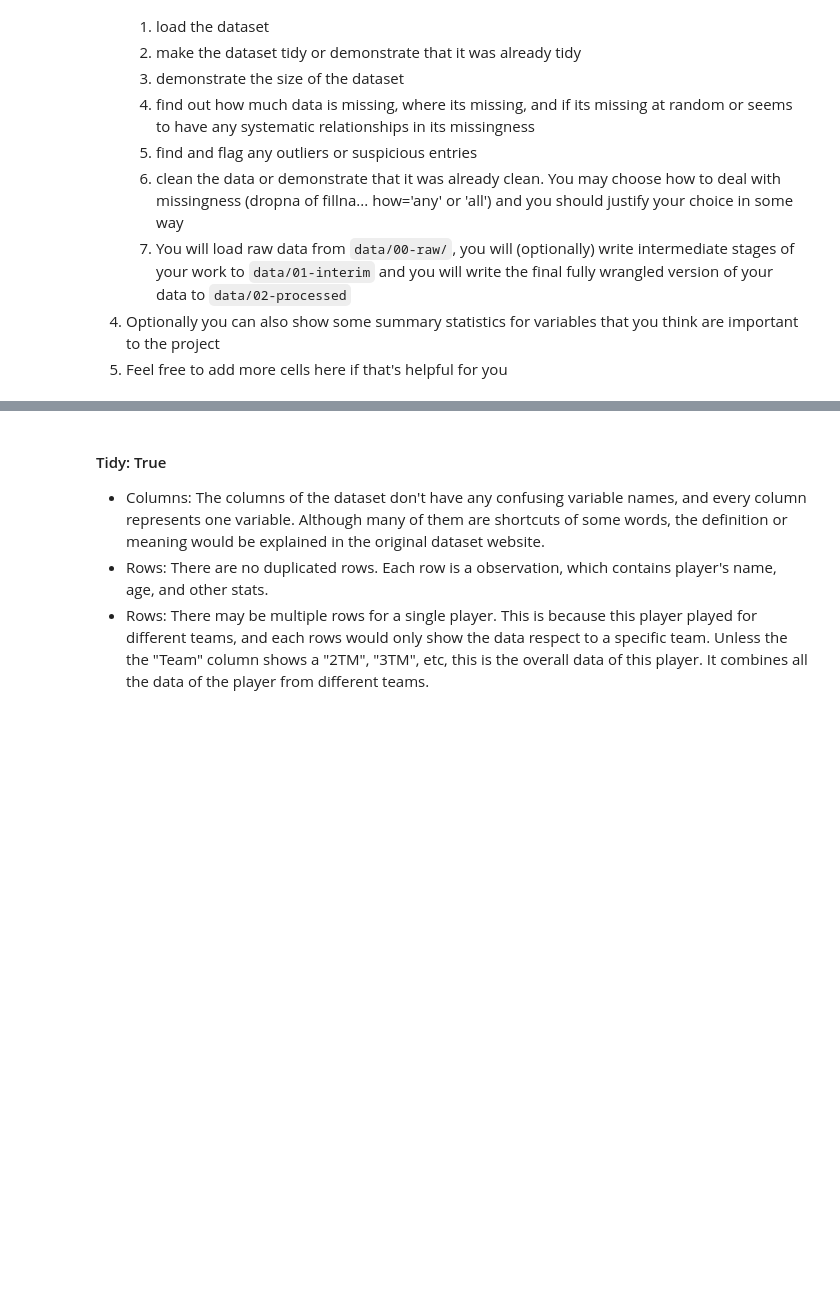
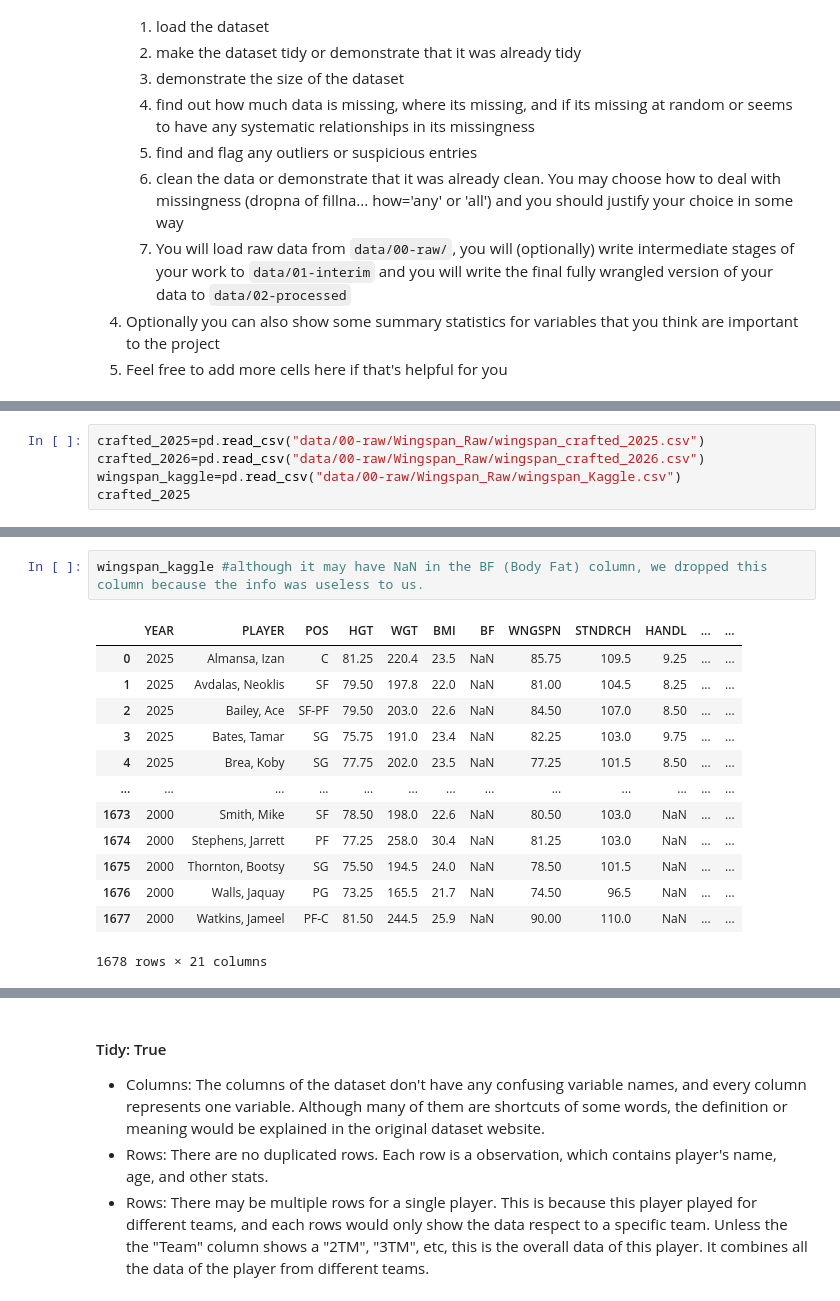
Before and after one commit to COGS108/Group135_WI26, a Jupyter notebook: 01-DataCheckpoint.ipynb, the cells around one changed output, grey strips where cells are left out. Saved outputs shown, nothing was run; the diff lists cells and outputs as text; blank space fills up the shorter version.

```diff
--- a/01-DataCheckpoint.ipynb
+++ b/01-DataCheckpoint.ipynb
@@ -150,0 +275,5 @@ Please note that you can always keep adding more datasets in the future if these
+# %%
+crafted_2025=pd.read_csv("data/00-raw/Wingspan_Raw/wingspan_crafted_2025.csv")
+crafted_2026=pd.read_csv("data/00-raw/Wingspan_Raw/wingspan_crafted_2026.csv")
+wingspan_kaggle=pd.read_csv("data/00-raw/Wingspan_Raw/wingspan_Kaggle.csv")
+crafted_2025
@@ -150,0 +310,16 @@ Please note that you can always keep adding more datasets in the future if these
+# %%
+wingspan_kaggle #although it may have NaN in the BF (Body Fat) column, we dropped this column because the info was useless to us.
+# %% [output]
+|  | YEAR | PLAYER | POS | HGT | WGT | BMI | BF | WNGSPN | STNDRCH | HANDL | ... | ... |
+| 0 | 2025 | Almansa, Izan | C | 81.25 | 220.4 | 23.5 | NaN | 85.75 | 109.5 | 9.25 | ... | ... |
+| 1 | 2025 | Avdalas, Neoklis | SF | 79.50 | 197.8 | 22.0 | NaN | 81.00 | 104.5 | 8.25 | ... | ... |
+| 2 | 2025 | Bailey, Ace | SF-PF | 79.50 | 203.0 | 22.6 | NaN | 84.50 | 107.0 | 8.50 | ... | ... |
+| 3 | 2025 | Bates, Tamar | SG | 75.75 | 191.0 | 23.4 | NaN | 82.25 | 103.0 | 9.75 | ... | ... |
+| 4 | 2025 | Brea, Koby | SG | 77.75 | 202.0 | 23.5 | NaN | 77.25 | 101.5 | 8.50 | ... | ... |
+| ... | ... | ... | ... | ... | ... | ... | ... | ... | ... | ... | ... | ... |
+| 1673 | 2000 | Smith, Mike | SF | 78.50 | 198.0 | 22.6 | NaN | 80.50 | 103.0 | NaN | ... | ... |
+| 1674 | 2000 | Stephens, Jarrett | PF | 77.25 | 258.0 | 30.4 | NaN | 81.25 | 103.0 | NaN | ... | ... |
+| 1675 | 2000 | Thornton, Bootsy | SG | 75.50 | 194.5 | 24.0 | NaN | 78.50 | 101.5 | NaN | ... | ... |
+| 1676 | 2000 | Walls, Jaquay | PG | 73.25 | 165.5 | 21.7 | NaN | 74.50 | 96.5 | NaN | ... | ... |
+| 1677 | 2000 | Watkins, Jameel | PF-C | 81.50 | 244.5 | 25.9 | NaN | 90.00 | 110.0 | NaN | ... | ... |
+1678 rows × 21 columns
```
Also changed, not shown: parts of 35 cells of this notebook, 1 other file.
